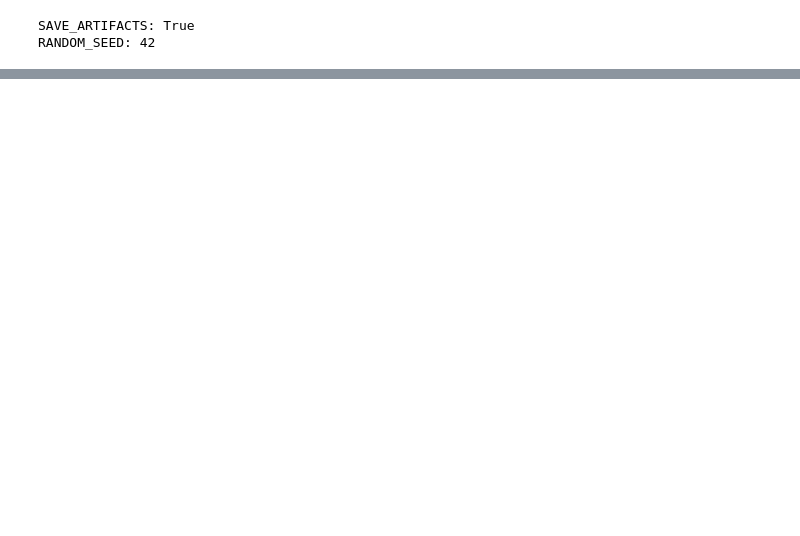
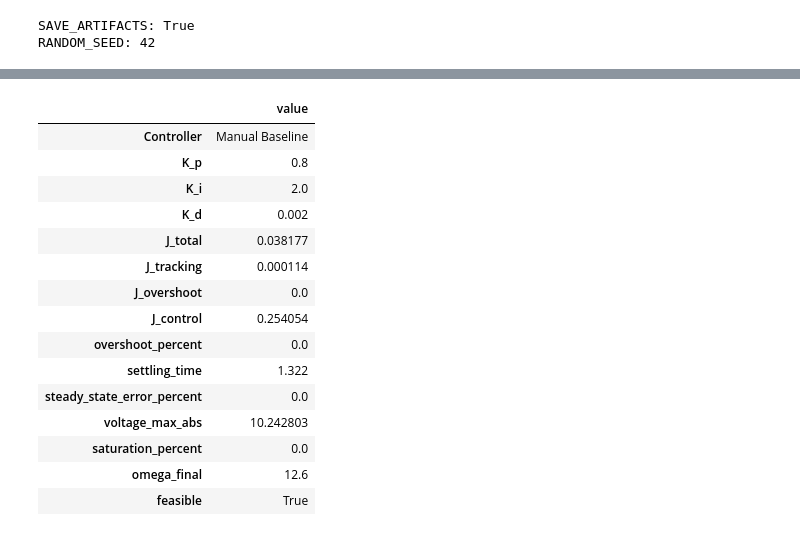
Before and after one commit to sw030701-ai/motor-control-optimization, a Jupyter notebook: experiments/03_pid_optimization.ipynb, the cells around one changed output, grey strips where cells are left out. Cells and saved outputs as stored; diff of their text form; code cells hidden in the pictures; blank space fills up the shorter version.

```diff
--- a/experiments/03_pid_optimization.ipynb
+++ b/experiments/03_pid_optimization.ipynb
@@ -855,0 +237,56 @@ PID optimization records saved.
+# %%
+baseline_gains = PIDGains(
+    K_p=float(baseline_source_record["K_p_baseline"]),
+    K_i=float(baseline_source_record["K_i_baseline"]),
+    K_d=float(baseline_source_record["K_d_baseline"]),
+)
+
+baseline_result = simulate_pid(
+    motor_params=params,
+    gains=baseline_gains,
+    omega_ref=OMEGA_REF,
+    V_max=V_MAX,
+    simulation_time=SIMULATION_TIME,
+    dt=DT,
+    load_torque=LOAD_TORQUE,
+)
+baseline_cost = compute_cost(baseline_result, omega_ref=OMEGA_REF, V_max=V_MAX)
+baseline_constraints = v1_constraint_checks(baseline_cost)
+
+baseline_summary = pd.DataFrame([{
+    "Controller": "Manual Baseline",
+    "K_p": baseline_gains.K_p,
+    "K_i": baseline_gains.K_i,
+    "K_d": baseline_gains.K_d,
+    "J_total": baseline_cost["total"],
+    "J_tracking": baseline_cost["tracking"],
+    "J_overshoot": baseline_cost["overshoot_cost"],
+    "J_control": baseline_cost["control"],
+    "overshoot_percent": baseline_cost["overshoot_percent"],
+    "settling_time": baseline_cost["settling_time"],
+    "steady_state_error_percent": baseline_cost["steady_state_error_percent"],
+    "voltage_max_abs": baseline_cost["voltage_max_abs"],
+    "saturation_percent": baseline_cost["saturation_percent"],
+    "omega_final": baseline_cost["omega_final"],
+    "feasible": is_feasible_v1(baseline_cost),
+}])
+
+assert bool(baseline_summary.loc[0, "feasible"]), "Manual baseline must satisfy v1 constraints."
+display(baseline_summary.T.rename(columns={0: "value"}))
+# %% [output]
+|  | value |
+| Controller | Manual Baseline |
+| K_p | 0.8 |
+| K_i | 2.0 |
+| K_d | 0.002 |
+| J_total | 0.038177 |
+| J_tracking | 0.000114 |
+| J_overshoot | 0.0 |
+| J_control | 0.254054 |
+| overshoot_percent | 0.0 |
+| settling_time | 1.322 |
+| steady_state_error_percent | 0.0 |
+| voltage_max_abs | 10.242803 |
+| saturation_percent | 0.0 |
+| omega_final | 12.6 |
+| feasible | True |
```
Also changed, not shown: parts of 47 cells of this notebook, 27 other files.
